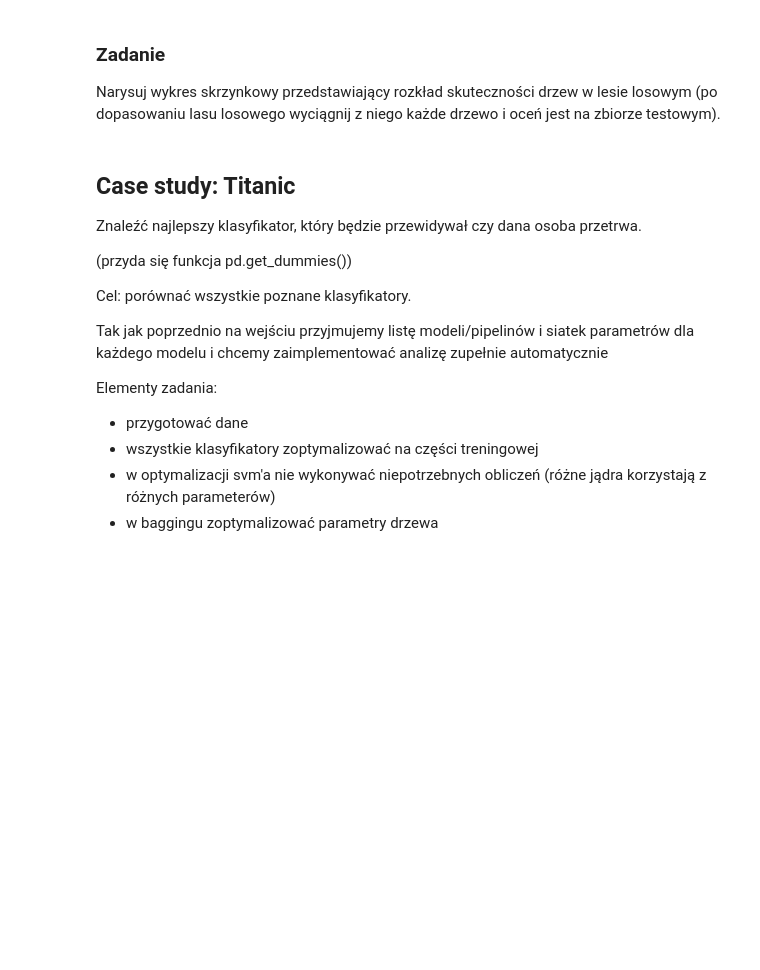
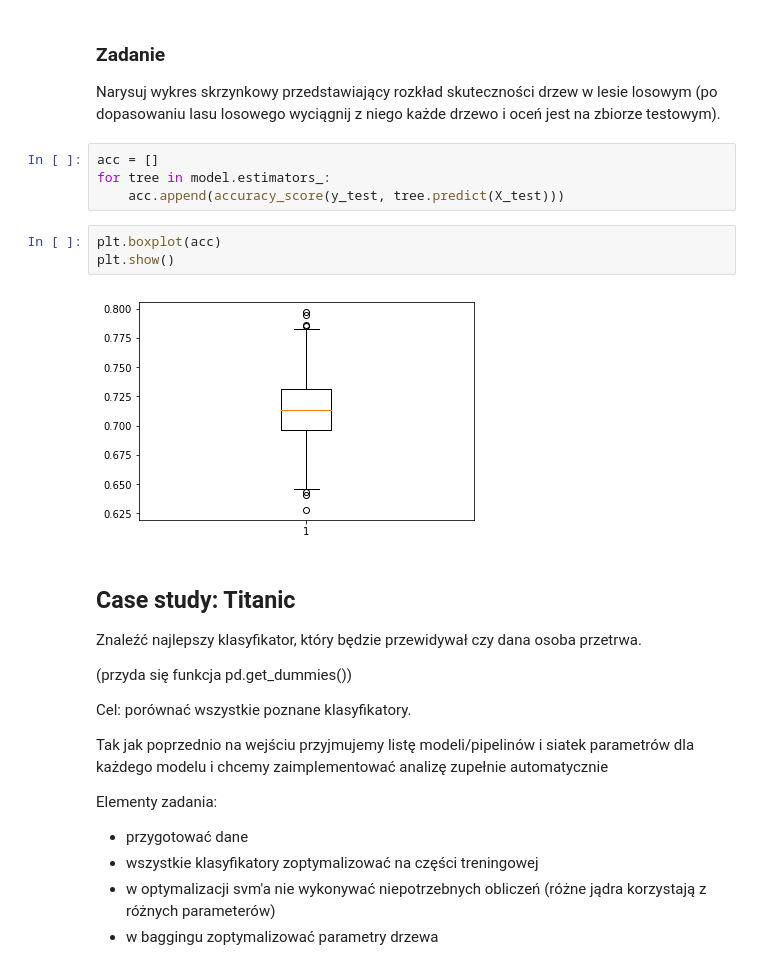
Before and after one commit to mrcngrcki/bootcamp, a Jupyter notebook: Machine Learning/ML2_materialy_do_zajec.ipynb, the cells around one changed output. Drawn from its saved outputs; the diff is of its cells as text; blank space fills up the shorter version.

```diff
--- a/Machine Learning/ML2_materialy_do_zajec.ipynb
+++ b/Machine Learning/ML2_materialy_do_zajec.ipynb
@@ -373,6 +557,15 @@ Narysuje wykres skuteczności lasu od liczby drzew na danych digits. Wyciągnij
 ### Zadanie
 
 Narysuj wykres skrzynkowy przedstawiający rozkład skuteczności drzew w lesie losowym (po dopasowaniu lasu losowego wyciągnij z niego każde drzewo i oceń jest na zbiorze testowym).
+# %%
+acc = []
+for tree in model.estimators_:
+    acc.append(accuracy_score(y_test, tree.predict(X_test)))
+# %%
+plt.boxplot(acc)
+plt.show()
+# %% [output]
+[figure, added]
 # %% [markdown]
 ## Case study: Titanic
 
```
Also changed, not shown: parts of 20 cells of this notebook, 1 other file.
